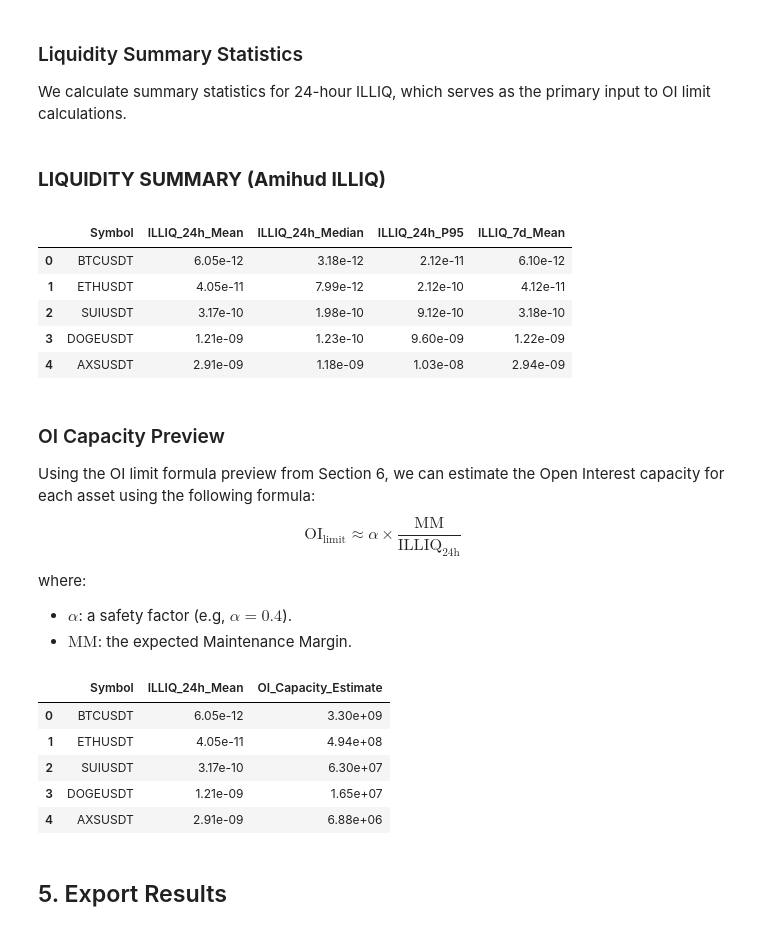
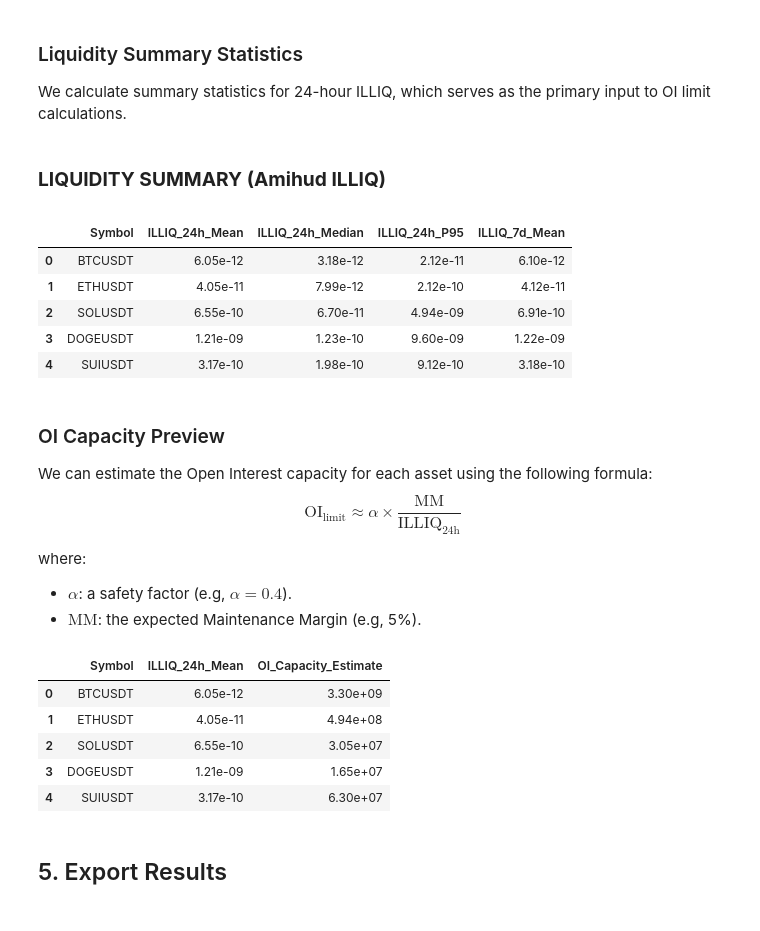
Before and after one commit to LampardNguyen234/clob-risk-modelling, a Jupyter notebook: notes/oi_risk/01_oi_risk_preliminaries.ipynb, the cells around one changed output. Cells and saved outputs as stored; diff of their text form; code cells hidden in the pictures.

```diff
--- a/notes/oi_risk/01_oi_risk_preliminaries.ipynb
+++ b/notes/oi_risk/01_oi_risk_preliminaries.ipynb
@@ -50,11 +50,15 @@ plt.style.use('seaborn-v0_8-darkgrid')
 sns.set_palette('husl')
 
 # Define constants
-SYMBOLS = ['BTCUSDT', 'ETHUSDT', "SUIUSDT", "DOGEUSDT", "AXSUSDT"]
+SYMBOLS = ['BTC', 'ETH', "SOL", "DOGE", "SUI"]
 DATA_DIR = Path('../../data')
 MARK_PRICE_DIR = DATA_DIR / 'mark_price'
 INDEX_PRICE_DIR = DATA_DIR / 'index_price'
 KLINES_DIR = DATA_DIR / 'klines'
+SUFFIX = "USDT"
+
+for idx, symbol in enumerate(SYMBOLS):
+    SYMBOLS[idx] = symbol + SUFFIX
 
 def calculate_subplot_grid(n_plots):
     """
@@ -324,8 +328,7 @@ if n_symbols == 1:
 else:
     axes = axes.flatten() if n_symbols > 1 else [axes]
 
-# Define bin size: $5M per bucket
-bin_size = 100_000_000
+bin_size = 10_000_000
 
 for idx, symbol in enumerate(symbols_with_data):
     ax = axes[idx]
@@ -1014,54 +1017,52 @@ LIQUIDITY SUMMARY (Amihud ILLIQ)
 |  | Symbol | ILLIQ_24h_Mean | ILLIQ_24h_Median | ILLIQ_24h_P95 | ILLIQ_7d_Mean |
 | 0 | BTCUSDT | 6.05e-12 | 3.18e-12 | 2.12e-11 | 6.10e-12 |
 | 1 | ETHUSDT | 4.05e-11 | 7.99e-12 | 2.12e-10 | 4.12e-11 |
-| 2 | SUIUSDT | 3.17e-10 | 1.98e-10 | 9.12e-10 | 3.18e-10 |
+| 2 | SOLUSDT | 6.55e-10 | 6.70e-11 | 4.94e-09 | 6.91e-10 |
 | 3 | DOGEUSDT | 1.21e-09 | 1.23e-10 | 9.60e-09 | 1.22e-09 |
-| 4 | AXSUSDT | 2.91e-09 | 1.18e-09 | 1.03e-08 | 2.94e-09 |
+| 4 | SUIUSDT | 3.17e-10 | 1.98e-10 | 9.12e-10 | 3.18e-10 |
 # %% [markdown]
 ### OI Capacity Preview
 
-Using the OI limit formula preview from Section 6, we can estimate the Open Interest capacity for each asset using the following formula:
+We can estimate the Open Interest capacity for each asset using the following formula:
 $$\text{OI}_\text{limit} \approx \alpha \times \frac{\text{MM}}{\text{ILLIQ}_{\text{24h}}}$$
 
 where:
 - $\alpha$: a safety factor (e.g, $\alpha = 0.4$).
-- $\text{MM}$: the expected Maintenance Margin.
+- $\text{MM}$: the expected Maintenance Margin (e.g, 5%).
 # %%
 def estimate_oi_capacity_illiq(illiq_24h, alpha=0.4, maintenance_margin=0.05):
     """
     Rough estimate of OI capacity based on ILLIQ.
 
     Formula: OI_limit ≈ α × (MM / ILLIQ)
     where α is a safety factor (0.4 = conservative)
-
-    This is simplified - full formula in Notebook 03.
     """
     if illiq_24h == 0 or np.isnan(illiq_24h):
         return np.nan
     return alpha * (maintenance_margin / illiq_24h)
 
 # Apply ILLIQ-based estimation
 liquidity_summary_df['OI_Capacity_Estimate'] = liquidity_summary_df['ILLIQ_24h_Mean'].apply(
     estimate_oi_capacity_illiq
 )
 
 display_cols = [
     'Symbol',
     'ILLIQ_24h_Mean',
     'OI_Capacity_Estimate'
 ]
 
 display(liquidity_summary_df[display_cols].style.format({
     'ILLIQ_24h_Mean': '{:.2e}',
     'OI_Capacity_Estimate': '{:.2e}'
 }))
 # %% [output]
 |  | Symbol | ILLIQ_24h_Mean | OI_Capacity_Estimate |
 | 0 | BTCUSDT | 6.05e-12 | 3.30e+09 |
 | 1 | ETHUSDT | 4.05e-11 | 4.94e+08 |
-| 2 | SUIUSDT | 3.17e-10 | 6.30e+07 |
+| 2 | SOLUSDT | 6.55e-10 | 3.05e+07 |
 | 3 | DOGEUSDT | 1.21e-09 | 1.65e+07 |
-| 4 | AXSUSDT | 2.91e-09 | 6.88e+06 |
+| 4 | SUIUSDT | 3.17e-10 | 6.30e+07 |
 # %% [markdown]
 ## 5. Export Results
 # %%
```
Also changed, not shown: parts of 15 cells of this notebook.
